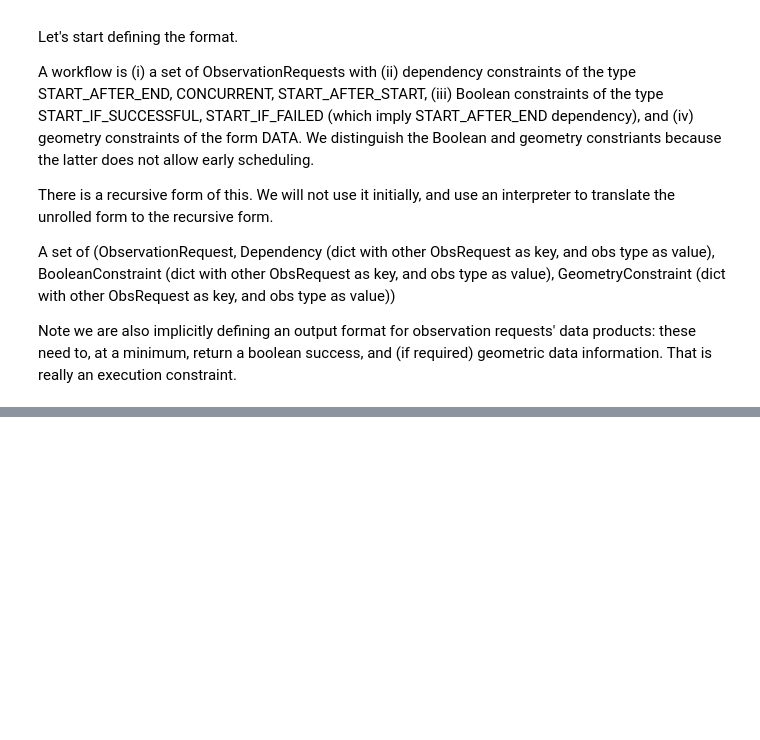
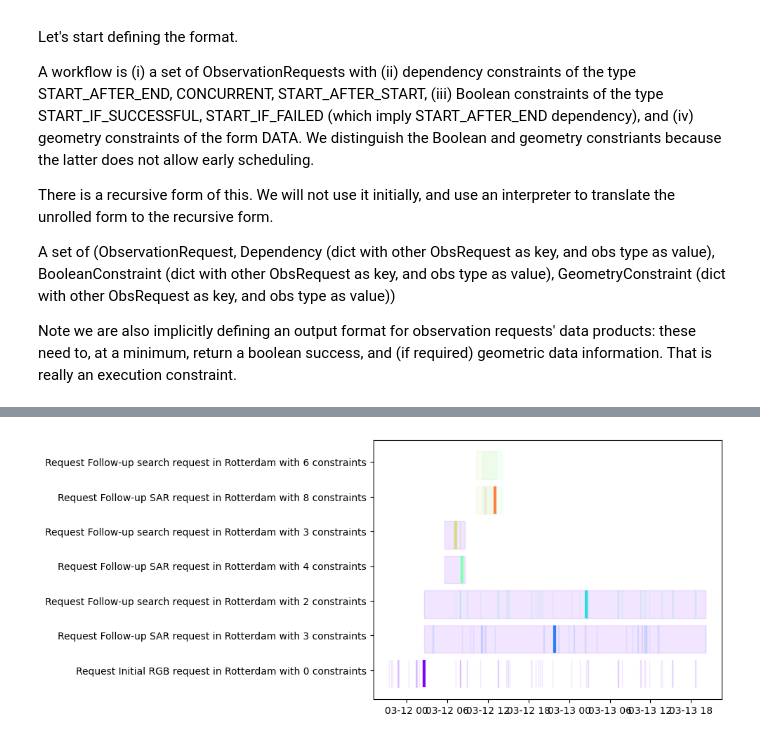
Before and after one commit to seakers/federated-scheduling, a Jupyter notebook: FAME-msa-graph_workflow.ipynb, the cells around one changed output, grey strips where cells are left out. Cells and saved outputs as stored; diff of their text form; code cells hidden in the pictures; blank space fills up the shorter version.

Commit message:
Centralized workflow scheduler

```diff
--- a/FAME-msa-graph_workflow.ipynb
+++ b/FAME-msa-graph_workflow.ipynb
@@ -673,17 +691,22 @@ class ConstrainedObservationRequest():
     def __init__(
             self,
             observation_request: ObservationRequest,
-            temporal_constraints: dict = {c: [] for c in TemporalConstraintType},
-            success_constraints: dict  = {c: [] for c in SuccessConstraintType},
-            geometry_constraints: dict = {c: [] for c in GeometryConstraintType}
+            constraints: list = [],
+            schedule_policy: dict={c: True for c in ConstraintClass},
+            commit_policy: dict={c: True for c in ConstraintClass},
             ):
         self.observation_request = observation_request
-        self.temporal_constraints = temporal_constraints
-        self.success_constraints = success_constraints
-        self.geometry_constraints = geometry_constraints
+        self.constraints = constraints
+        self.schedule_policy = schedule_policy
+        self.commit_policy = commit_policy
         self.observation_opportunity: ObservationOpportunity = None
         self.observation_opportunity_satellite: Satellite = None
         self.scheduled: bool = False
+        self.executed: bool = False
+    def __str__(self):
+        return f"{self.observation_request} with {len(self.constraints)} constraints"
+    def __repr__(self):
+        return self.__str__()
 # %%
 # Idea:
 # Dependency graph: build who depends on whom and ID the roots
@@ -863,6 +1015,8 @@ Opportunities: {SKYSAT-A: [Pass start: 2026-03-11 09:03:38.217677+00:00, highest
 # %%
 for request in workflow:
-    print(f"Request {request.observation_request}: opportunity {wg.nodes[request.observation_request]}")
-
+    if request in wg.nodes():
+        print(f"Request {request}: opportunity {wg.nodes[request]['observation_opportunity']}")
+    else:
+        print(f"Request {request} was not scheduled")
 # wg.nodes[obs_request_followup_no]
 # %% [output]
@@ -871,0 +1104,4 @@ Request Request Follow-up search request in Rotterdam | Lon 3.8°, lat 52°, alt
+# %%
+plot_workflow_schedule(wg)
+# %% [output]
+[figure, added]
```
Also changed, not shown: parts of 16 cells of this notebook, 2 other files.
